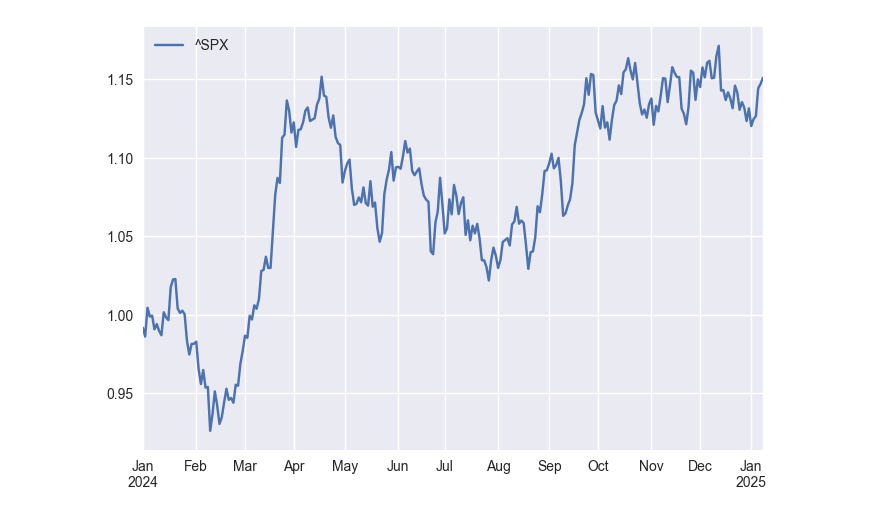
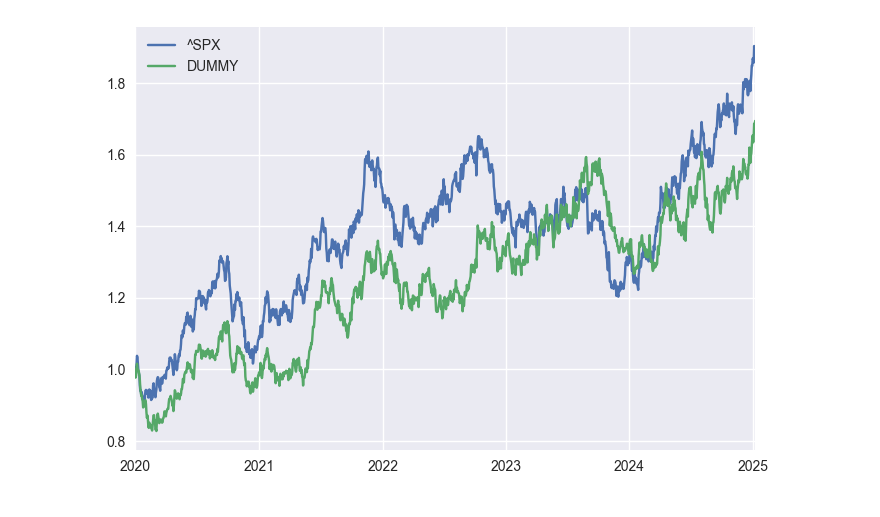
Before and after one commit to wqwphoon/stat_arb, a Jupyter notebook: notebooks/scraps.ipynb, the cells around one changed output. Saved outputs shown, nothing was run; the diff lists cells and outputs as text; code cells hidden in the pictures.

Commit message:
simulate correlated geometric brownian motions

```diff
--- a/notebooks/scraps.ipynb
+++ b/notebooks/scraps.ipynb
@@ -6,15 +6,15 @@ import datetime as dt
 
 plt.style.use("seaborn-v0_8")
 # %%
-tickers = ["^SPX"]
-start = dt.date(2024, 1, 1)
+tickers = ["^SPX", "DUMMY"]
+start = dt.date(2020, 1, 1)
 end = dt.date(2025, 1, 8)
 live = dt.date(2025, 1, 6)
 
-data = DataHandler(tickers, start, end)
+data = SimulatedDataHandler(tickers, start, end, corr=0.7)
 
-ts = data.get_simulated_close_prices()
+ts = data.get_normalised_close_prices()
 
 ts.plot();
 # %% [output]
-[figure, old version]
+[figure, new version]
```
Also changed, not shown: parts of 1 cell of this notebook, 3 other files.
